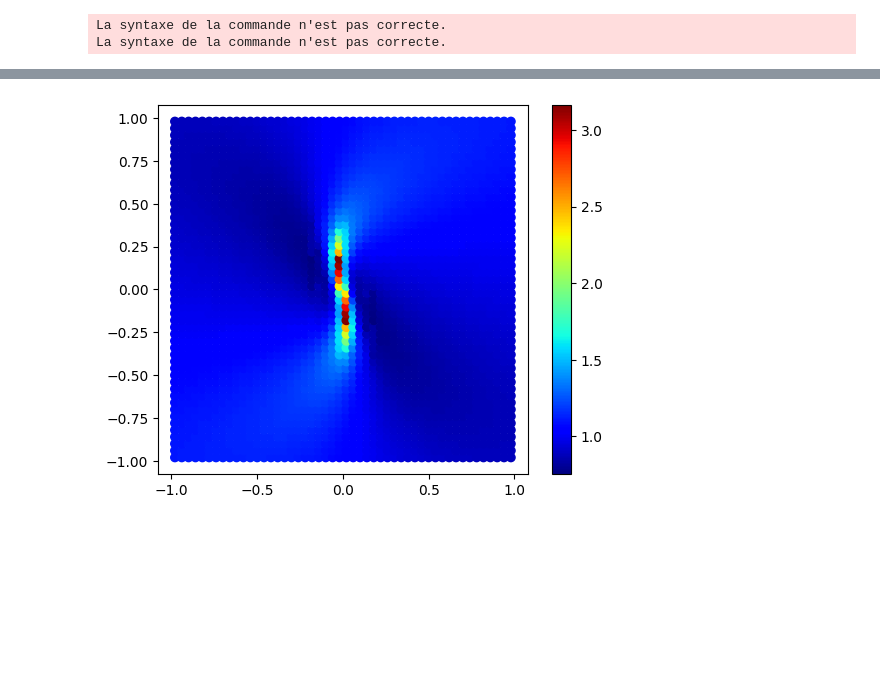
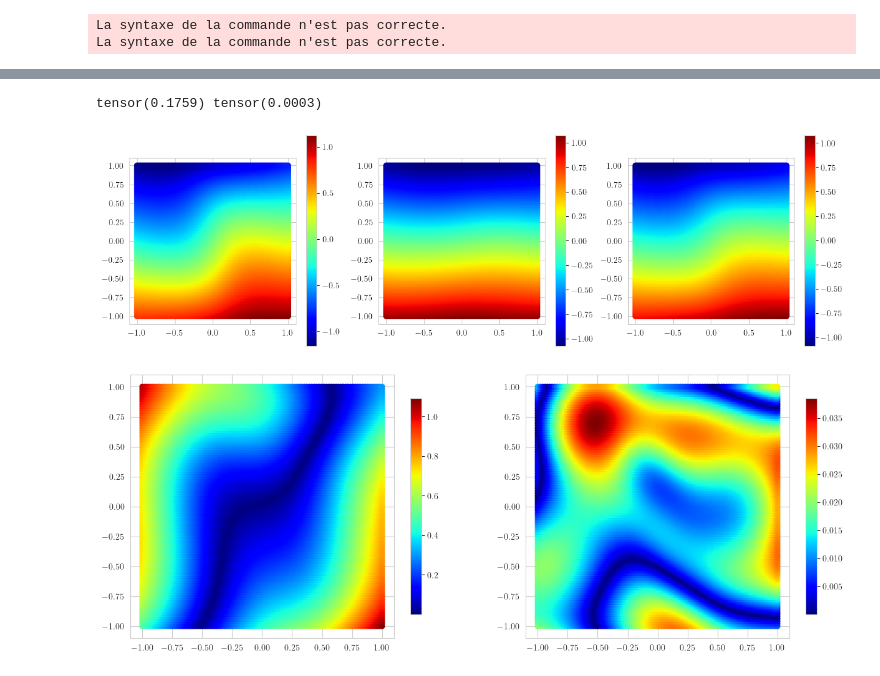
Before and after one commit to Centre-automatique-et-systemes/learn_observe_KKL, a Jupyter notebook: jupyter_notebooks/2_tut_supervised_duffing.ipynb, the cells around one changed output, grey strips where cells are left out. Drawn from its saved outputs; the diff is of its cells as text; code cells hidden in the pictures; blank space fills up the shorter version.

```diff
--- a/jupyter_notebooks/2_tut_supervised_duffing.ipynb
+++ b/jupyter_notebooks/2_tut_supervised_duffing.ipynb
@@ -90,8 +59,29 @@ plt.show()
-# %%
-plt.scatter(data[:,0],data[:,1],c = np.sqrt(g3[:,0]**2+g3[:,1]**2),cmap='jet')
-plt.axis('square')
-plt.colorbar()
-plt.show()
-# %% [output]
-[figure, removed]
+# %%
+x = np.linspace(-1,1,100)
+X,Y = np.meshgrid(x,x)
+X,Y = X.flatten(),Y.flatten()
+mesh = np.stack((X,Y),-1)
+mesh = torch.as_tensor(mesh)
+z_hat = observer.encoder(mesh).detach()
+x_hat = observer.decoder(z_hat).detach()
+print(observer.loss("T_star",mesh,x_hat,0),observer.loss("T_star",mesh,x_hat,1))
+error = torch.abs(mesh-x_hat)
+
+im,ax = plt.subplots(1,3,figsize=(15,15))
+for i in range(3):
+    pc=ax[i].scatter(mesh[:,0],mesh[:,1],c = z_hat[:,i],cmap='jet')
+    ax[i].axis('square')
+    im.colorbar(pc,ax=ax[i],shrink=0.3)
+plt.show()
+
+im,ax = plt.subplots(1,2,figsize=(15,15))
+for i in range(2):
+    pc=ax[i].scatter(mesh[:,0],mesh[:,1],c = error[:,i],cmap='jet')
+    ax[i].axis('square')
+    im.colorbar(pc,ax=ax[i],shrink=0.3)
+plt.show()
+# %% [output]
+tensor(0.1759) tensor(0.0003)
+[figure, added]
+[figure, added]
 # %%
```
Also changed, not shown: parts of 22 cells of this notebook, 7 other files.
